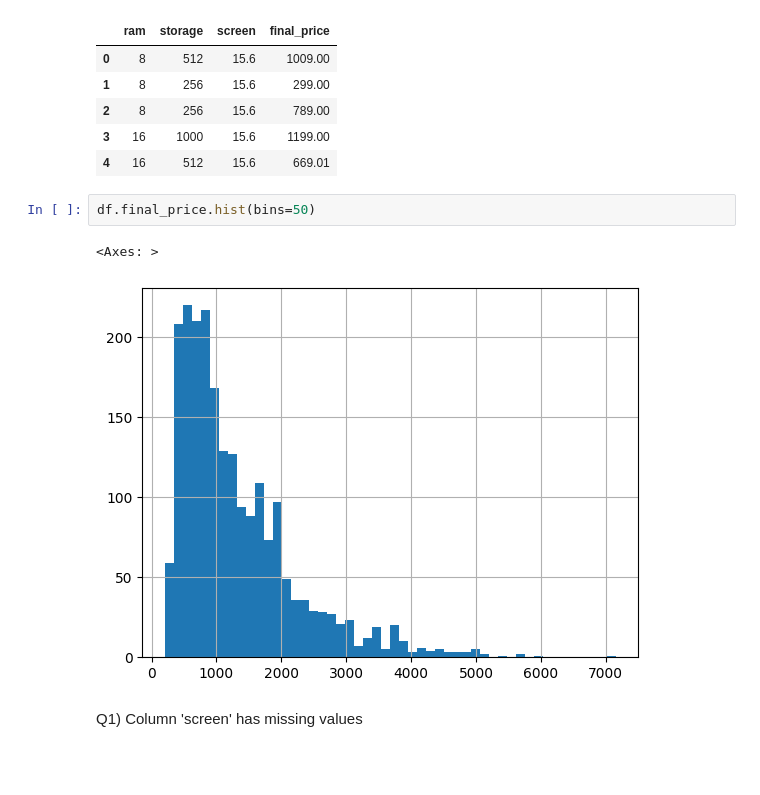
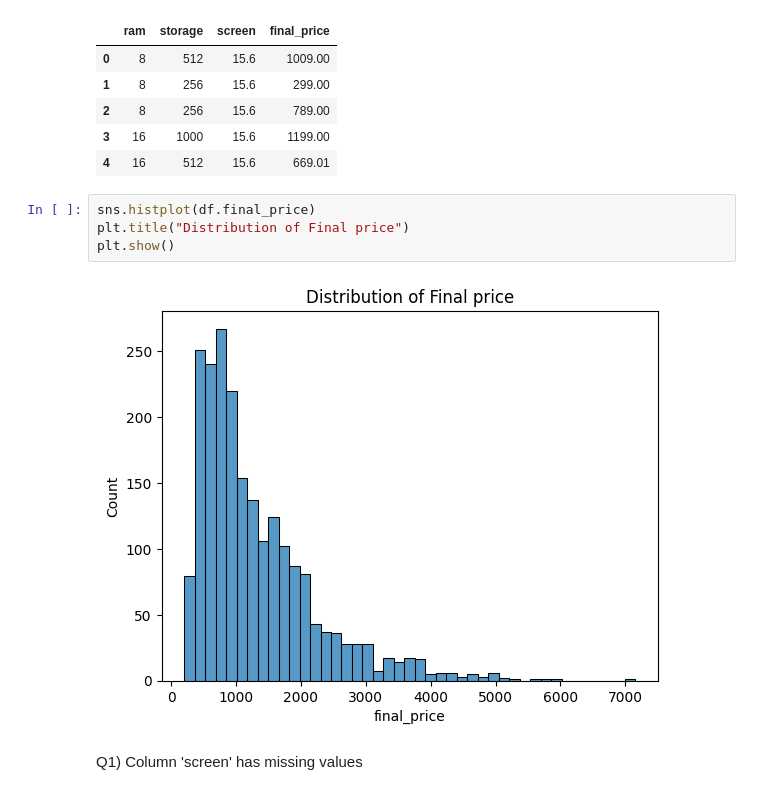
Before and after one commit to gkumarg/mlzoomcamp2024, a Jupyter notebook: HW2/HW2.ipynb, the cells around one changed output. Saved outputs shown, nothing was run; the diff lists cells and outputs as text; blank space fills up the shorter version.

```diff
--- a/HW2/HW2.ipynb
+++ b/HW2/HW2.ipynb
@@ -40,11 +42,12 @@ df.head()
 | 2 | 8 | 256 | 15.6 | 789.00 |
 | 3 | 16 | 1000 | 15.6 | 1199.00 |
 | 4 | 16 | 512 | 15.6 | 669.01 |
-# %%
-df.final_price.hist(bins=50)
-# %% [output]
-<Axes: >
-[figure, removed]
+# %%
+sns.histplot(df.final_price)
+plt.title("Distribution of Final price")
+plt.show()
+# %% [output]
+[figure, added]
 # %% [markdown]
 Q1) Column 'screen' has missing values
 # %%
```
Also changed, not shown: parts of 1 cell of this notebook.
